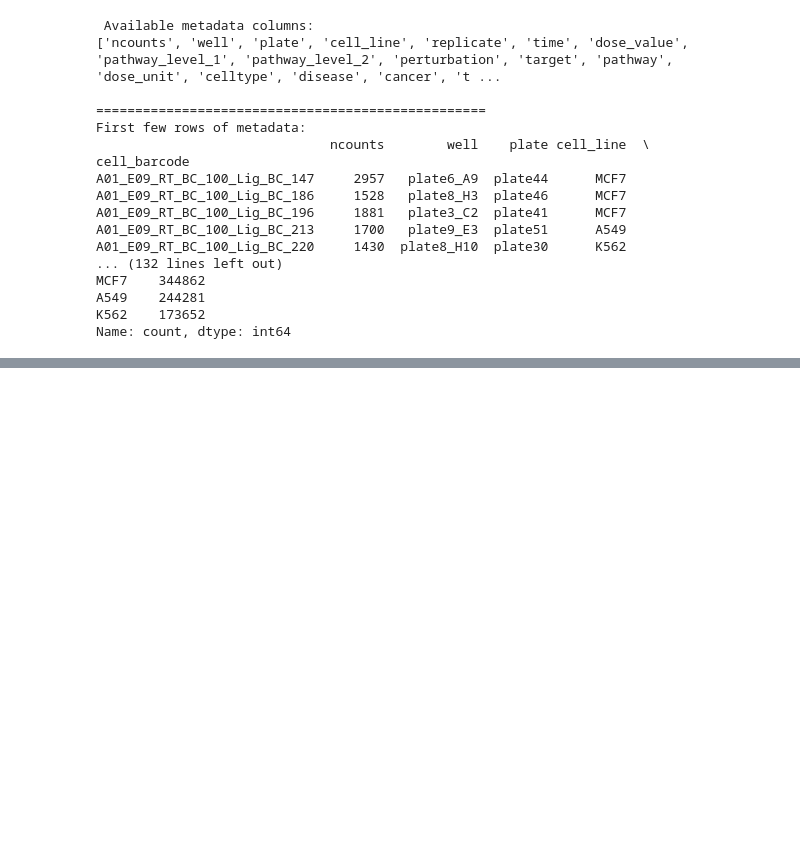
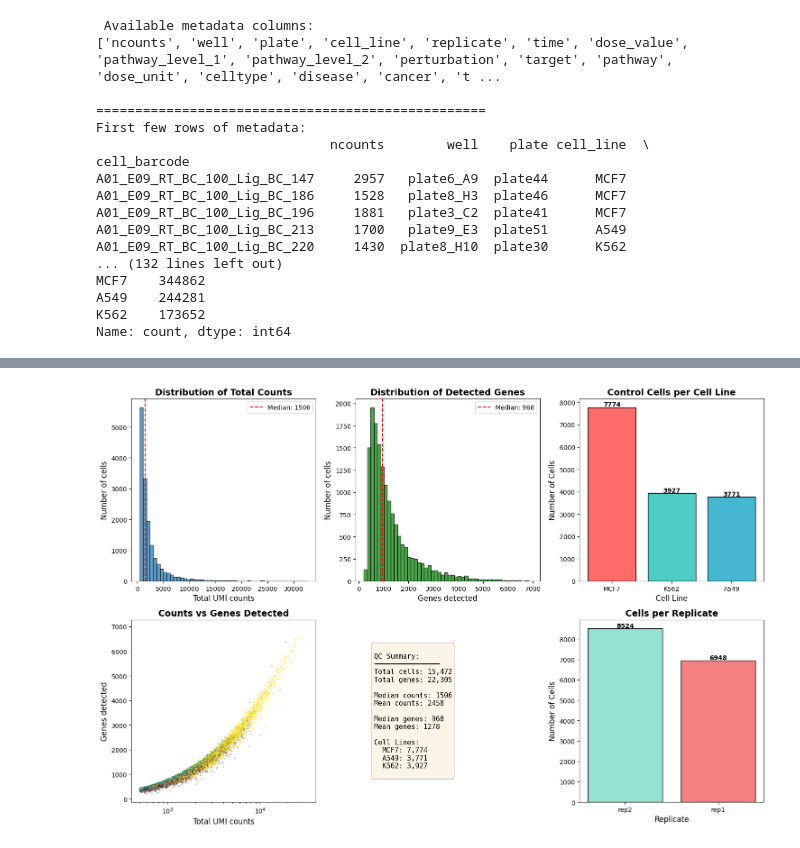
Before and after one commit to KiranDeav0403/drug-response-predictor, a Jupyter notebook: notebooks/01_data_exploration.ipynb, the cells around one changed output, grey strips where cells are left out. Cells and saved outputs as stored; diff of their text form; code cells hidden in the pictures; blank space fills up the shorter version.

```diff
--- a/notebooks/01_data_exploration.ipynb
+++ b/notebooks/01_data_exploration.ipynb
@@ -80,0 +202,97 @@ Name: count, dtype: int64
+# %%
+# Cell 3: QC Plots on Preprocessed Control Data
+import scanpy as sc
+import pandas as pd
+import numpy as np
+import matplotlib.pyplot as plt
+import seaborn as sns
+
+# Load your preprocessed CONTROL data
+adata = sc.read_h5ad('../data/processed/sciplex_control_dose0_24h.h5ad')
+
+print(f"Analyzing {adata.n_obs} control cells")
+print(f"Number of genes: {adata.n_vars}")
+
+# Calculate QC metrics if not already done
+if 'total_counts' not in adata.obs.columns:
+    sc.pp.calculate_qc_metrics(adata, layer='counts', inplace=True)
+
+# ===== PLOT QC METRICS =====
+fig, axes = plt.subplots(2, 3, figsize=(15, 10))
+
+# 1. Total counts per cell
+axes[0, 0].hist(adata.obs['ncounts'], bins=50, edgecolor='black', alpha=0.7)
+axes[0, 0].set_xlabel('Total UMI counts', fontsize=12)
+axes[0, 0].set_ylabel('Number of cells', fontsize=12)
+axes[0, 0].set_title('Distribution of Total Counts', fontsize=14, fontweight='bold')
+axes[0, 0].axvline(adata.obs['ncounts'].median(), color='red', linestyle='--',
+                   label=f'Median: {adata.obs["ncounts"].median():.0f}')
+axes[0, 0].legend()
+
+# 2. Number of genes per cell
+axes[0, 1].hist(adata.obs['ngenes'], bins=50, edgecolor='black', alpha=0.7, color='green')
+axes[0, 1].set_xlabel('Genes detected', fontsize=12)
+axes[0, 1].set_ylabel('Number of cells', fontsize=12)
+axes[0, 1].set_title('Distribution of Detected Genes', fontsize=14, fontweight='bold')
+axes[0, 1].axvline(adata.obs['ngenes'].median(), color='red', linestyle='--',
+                   label=f'Median: {adata.obs["ngenes"].median():.0f}')
+axes[0, 1].legend()
+
+# 3. Cell line distribution
+cell_line_counts = adata.obs['cell_line'].value_counts()
+axes[0, 2].bar(cell_line_counts.index, cell_line_counts.values,
+               color=['#FF6B6B', '#4ECDC4', '#45B7D1'], edgecolor='black')
+axes[0, 2].set_xlabel('Cell Line', fontsize=12)
+axes[0, 2].set_ylabel('Number of Cells', fontsize=12)
+axes[0, 2].set_title('Control Cells per Cell Line', fontsize=14, fontweight='bold')
+for i, v in enumerate(cell_line_counts.values):
+    axes[0, 2].text(i, v + 50, str(v), ha='center', fontweight='bold')
+
+# 4. Counts vs Genes scatter
+axes[1, 0].scatter(adata.obs['ncounts'], adata.obs['ngenes'],
+                   alpha=0.3, s=1, c=adata.obs['cell_line'].astype('category').cat.codes,
+                   cmap='viridis')
+axes[1, 0].set_xlabel('Total UMI counts', fontsize=12)
+axes[1, 0].set_ylabel('Genes detected', fontsize=12)
+axes[1, 0].set_title('Counts vs Genes Detected', fontsize=14, fontweight='bold')
+axes[1, 0].set_xscale('log')
+
+# 5. QC summary stats
+summary_text = f"""
+QC Summary:
+━━━━━━━━━━━━━━━━
+Total cells: {adata.n_obs:,}
+Total genes: {adata.n_vars:,}
+
+Median counts: {adata.obs['ncounts'].median():.0f}
+Mean counts: {adata.obs['ncounts'].mean():.0f}
+
+Median genes: {adata.obs['ngenes'].median():.0f}
+Mean genes: {adata.obs['ngenes'].mean():.0f}
+
+Cell Lines:
+  MCF7: {(adata.obs['cell_line']=='MCF7').sum():,}
+  A549: {(adata.obs['cell_line']=='A549').sum():,}
+  K562: {(adata.obs['cell_line']=='K562').sum():,}
+"""
+axes[1, 1].text(0.1, 0.5, summary_text, fontsize=11, family='monospace',
+                verticalalignment='center', bbox=dict(boxstyle='round',
+                facecolor='wheat', alpha=0.3))
+axes[1, 1].axis('off')
+
+# 6. Replicate distribution
+replicate_counts = adata.obs['replicate'].value_counts()
+axes[1, 2].bar(replicate_counts.index, replicate_counts.values,
+               color=['#95E1D3', '#F38181', '#AA96DA'], edgecolor='black')
+axes[1, 2].set_xlabel('Replicate', fontsize=12)
+axes[1, 2].set_ylabel('Number of Cells', fontsize=12)
+axes[1, 2].set_title('Cells per Replicate', fontsize=14, fontweight='bold')
+for i, v in enumerate(replicate_counts.values):
+    axes[1, 2].text(i, v + 50, str(v), ha='center', fontweight='bold')
+
+plt.tight_layout()
+plt.savefig('../figures/01_control_qc_overview.png', dpi=300, bbox_inches='tight')
+plt.show()
+
+print("\n✓ QC plots saved to figures/01_control_qc_overview.png")
+# %% [output]
@@ -80,0 +301 @@ Name: count, dtype: int64
+[figure, added]
```
Also changed, not shown: parts of 9 cells of this notebook, 3 other files.
